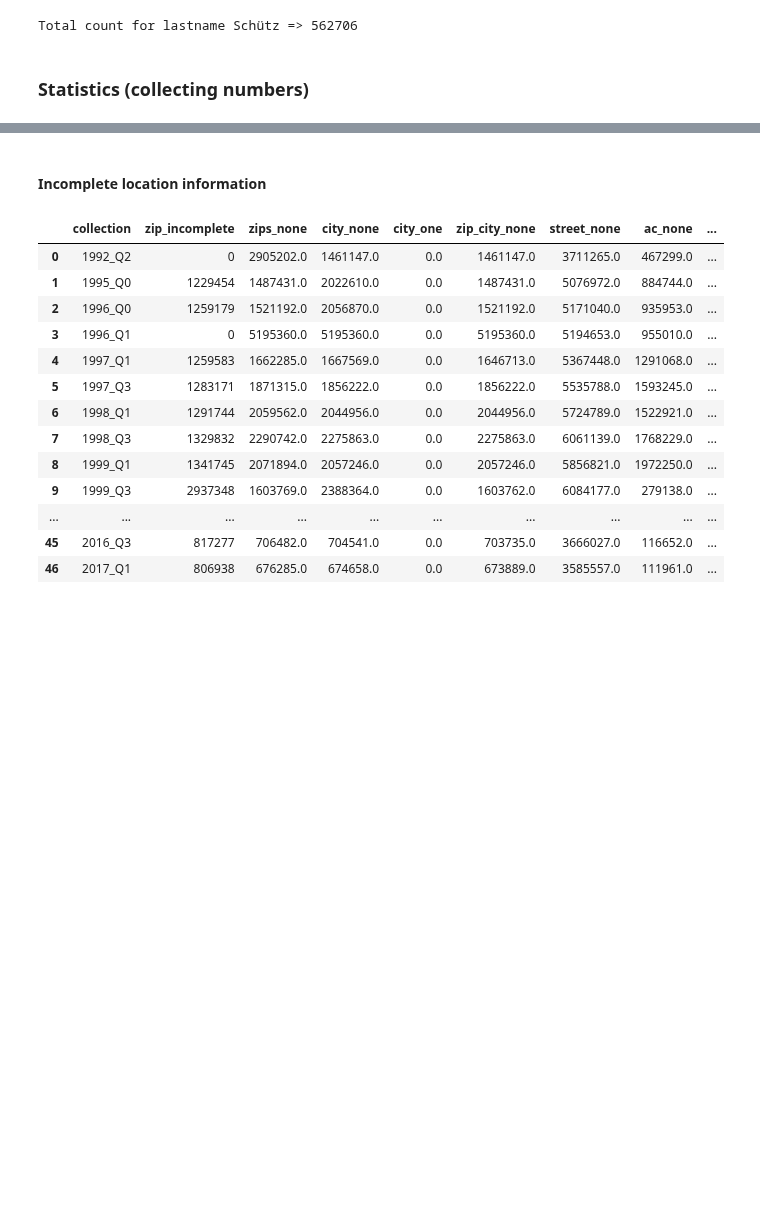
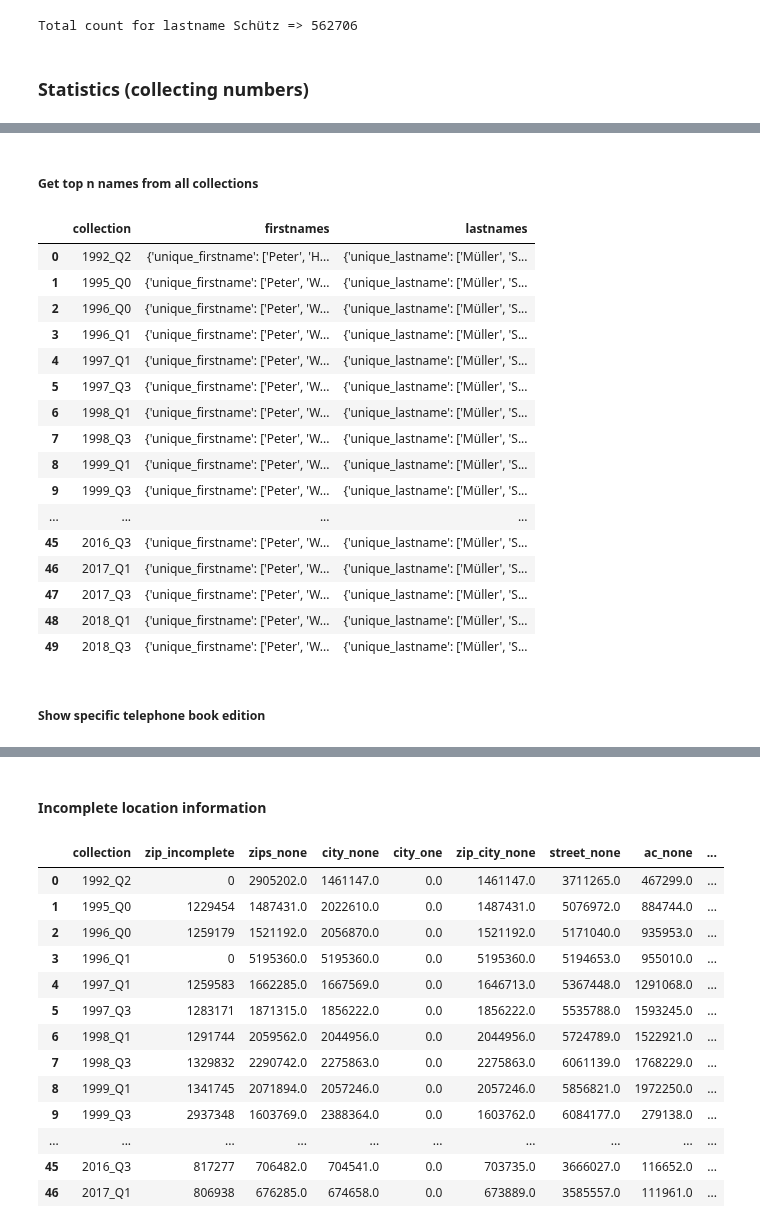
Before and after one commit to mayo-s/phonebookdiver, a Jupyter notebook: jupyter/phonebookdiver_notebook.ipynb, the cells around one changed output, grey strips where cells are left out. Cells and saved outputs as stored; diff of their text form; code cells hidden in the pictures; blank space fills up the shorter version.

Commit message:
Add names section to statistics. Create ranking for most common names

```diff
--- a/jupyter/phonebookdiver_notebook.ipynb
+++ b/jupyter/phonebookdiver_notebook.ipynb
@@ -532,7 +504,7 @@ start = time.time()
 for c in collections:
     df = pd.DataFrame(db[c].find({query_keys[0]: query_values[0]}))
     df['collection'] = c
-    export_results(df, c, query_values[:1])
+    export_results(df, c, query_values[:1], False)
     # TODO add column and collection marker
     # results.append(df, ignore_index=True)
 elapsed_time(start, time.time())
@@ -567,0 +582,7 @@ Total count for lastname Schütz => 562706
+# %%
+def value_counts_from_df(collection, names, value):
+    val_counts_names_df = pd.DataFrame(names.value_counts(value))
+    value_counts_names_df = val_counts_names_df.reset_index()
+    value_counts_names_df.columns = [f'unique_{value}', 'counts']
+    export_results(value_counts_names_df, collection, ['all_names', value,'value_counts'], False)
+    print(f'{collection} {value} {elapsed_time(start, time.time())}')
@@ -567,0 +632,46 @@ Total count for lastname Schütz => 562706
+# %% [markdown]
+##### Get top n names from all collections
+# %%
+def get_top_names_(n_rows):
+    top_n_names = []
+    for filename in os.listdir('./stats/all_names'):
+        if 'value_counts.csv' in filename:
+            names = pd.read_csv(r'./stats/all_names/' + filename, nrows=n_rows).to_dict('list')
+            c_name = filename[:7]
+            names_dict = [dict for dict in top_n_names if dict['collection'] == c_name]
+            if 'lastname' in filename:
+                # names.set_index('unique_lastname')['counts'].to_dict()
+                if names_dict:
+                    names_dict[0]['lastnames'] = names
+                else:
+                    top_n_names.append({'collection': c_name, 'lastnames': names})
+            else:
+                # names.set_index('unique_firstname')['counts'].to_dict()
+                if names_dict:
+                    names_dict[0]['firstnames'] = names
+                else:
+                    top_n_names.append({'collection': c_name, 'firstnames': names})
+    return sorted(top_n_names, key=lambda k: k['collection'])
+# %%
+top_n = get_top_names_(100)
+pd.DataFrame(top_n)
+# %% [output]
+|  | collection | firstnames | lastnames |
+| 0 | 1992_Q2 | {'unique_firstname': ['Peter', 'H... | {'unique_lastname': ['Müller', 'S... |
+| 1 | 1995_Q0 | {'unique_firstname': ['Peter', 'W... | {'unique_lastname': ['Müller', 'S... |
+| 2 | 1996_Q0 | {'unique_firstname': ['Peter', 'W... | {'unique_lastname': ['Müller', 'S... |
+| 3 | 1996_Q1 | {'unique_firstname': ['Peter', 'W... | {'unique_lastname': ['Müller', 'S... |
+| 4 | 1997_Q1 | {'unique_firstname': ['Peter', 'W... | {'unique_lastname': ['Müller', 'S... |
+| 5 | 1997_Q3 | {'unique_firstname': ['Peter', 'W... | {'unique_lastname': ['Müller', 'S... |
+| 6 | 1998_Q1 | {'unique_firstname': ['Peter', 'W... | {'unique_lastname': ['Müller', 'S... |
+| 7 | 1998_Q3 | {'unique_firstname': ['Peter', 'W... | {'unique_lastname': ['Müller', 'S... |
+| 8 | 1999_Q1 | {'unique_firstname': ['Peter', 'W... | {'unique_lastname': ['Müller', 'S... |
+| 9 | 1999_Q3 | {'unique_firstname': ['Peter', 'W... | {'unique_lastname': ['Müller', 'S... |
+| ... | ... | ... | ... |
+| 45 | 2016_Q3 | {'unique_firstname': ['Peter', 'W... | {'unique_lastname': ['Müller', 'S... |
+| 46 | 2017_Q1 | {'unique_firstname': ['Peter', 'W... | {'unique_lastname': ['Müller', 'S... |
+| 47 | 2017_Q3 | {'unique_firstname': ['Peter', 'W... | {'unique_lastname': ['Müller', 'S... |
+| 48 | 2018_Q1 | {'unique_firstname': ['Peter', 'W... | {'unique_lastname': ['Müller', 'S... |
+| 49 | 2018_Q3 | {'unique_firstname': ['Peter', 'W... | {'unique_lastname': ['Müller', 'S... |
+# %% [markdown]
+##### Show specific telephone book edition
```
Also changed, not shown: parts of 29 cells of this notebook.
